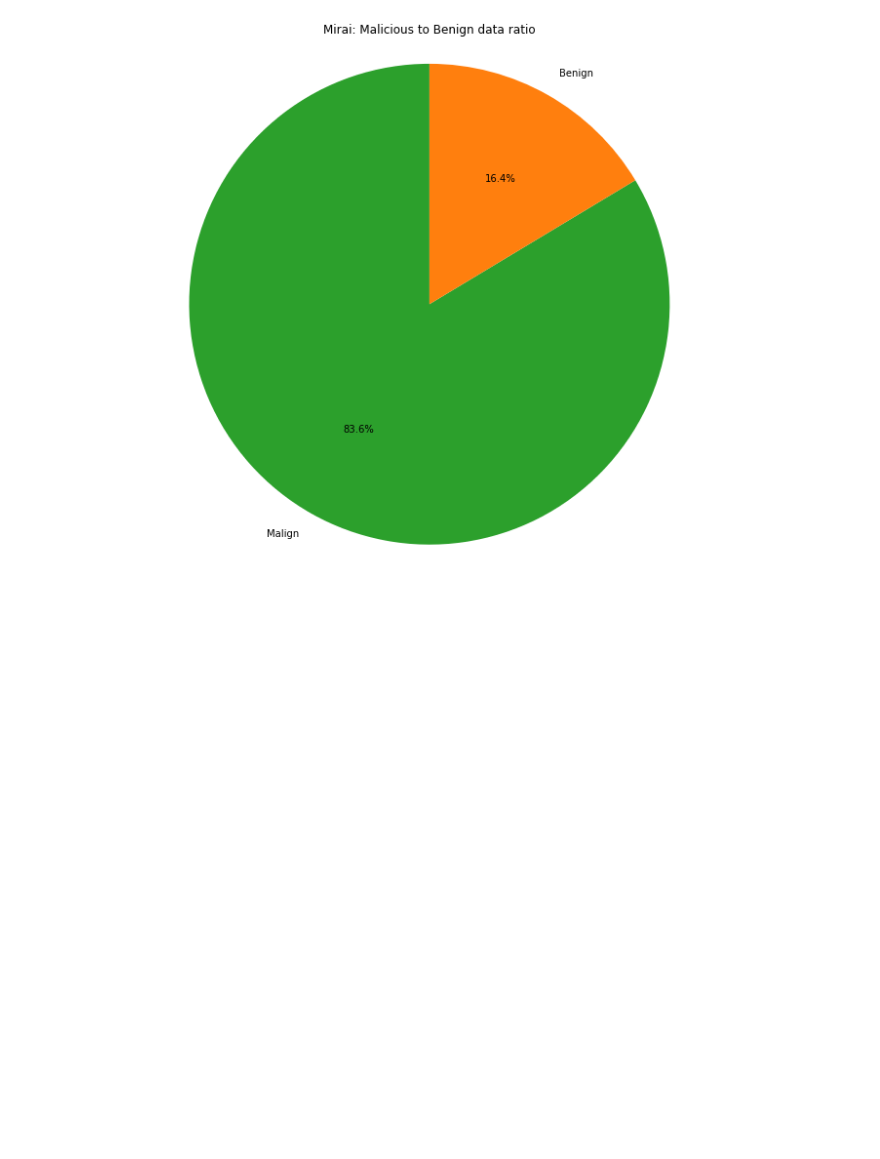
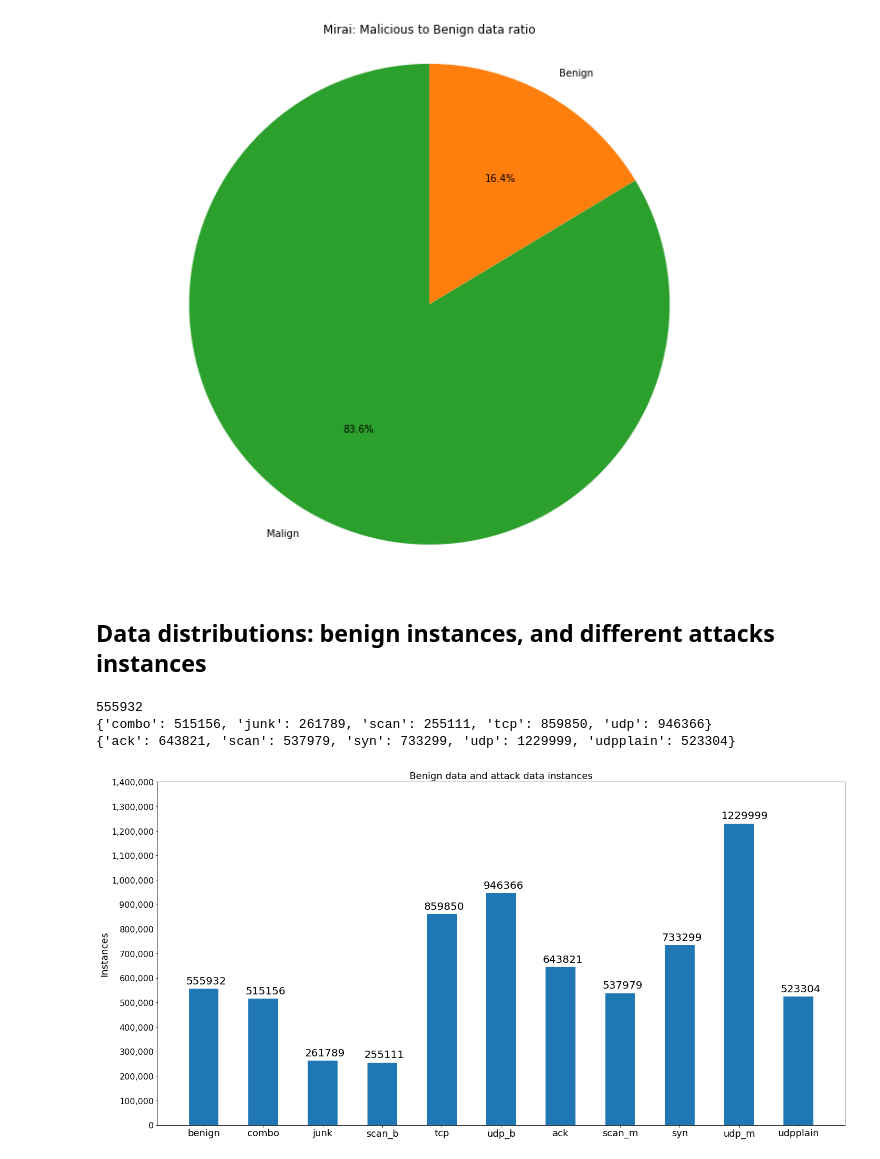
Before and after one commit to vmc9/BigDataProject, a Jupyter notebook: analysis/n_balo_t_data_exploration.ipynb, the cells around one changed output. Saved outputs shown, nothing was run; the diff lists cells and outputs as text; code cells hidden in the pictures; blank space fills up the shorter version.

Commit message:
added more data visualization, more for clustering part

```diff
--- a/analysis/n_balo_t_data_exploration.ipynb
+++ b/analysis/n_balo_t_data_exploration.ipynb
@@ -248,3 +248,72 @@ ax1.axis('equal')
 plt.show()
 # %% [output]
 [figure]
+# %% [markdown]
+## Data distributions: benign instances, and different attacks instances
+# %%
+# ---- Count total benign instances ----
+benign_instances = 0
+for device in bashlite_devices:
+    benign_instances = benign_instances + (benign_traffic_data[device].shape[0].compute())
+
+# total number of benign instances (Covers both Mirai and Bashlite)
+print(benign_instances)
+
+
+# ---- Count total malign instances per attack ----
+# bashlite
+b_attacks_count = {'combo': 0, 'junk': 0, 'scan': 0, 'tcp': 0, 'udp': 0}
+for device in bashlite_devices:
+    current_device = bashlite_attack_data[device]
+
+    # iterate attacks
+    for attack in bashlite_attacks:
+        # to count the # of Rows (i.e. data instances)
+        b_attacks_count[attack] = b_attacks_count[attack] + current_device[attack].shape[0].compute()
+print(b_attacks_count)
+
+
+# mirai
+m_attacks_count = {'ack': 0, 'scan': 0, 'syn': 0, 'udp': 0, 'udpplain': 0}
+for device in mirai_devices:
+    current_device = mirai_attack_data[device]
+
+    # iterate attacks
+    for attack in mirai_attacks:
+        # to count the # of Rows (i.e. data instances)
+        m_attacks_count[attack] = m_attacks_count[attack] + current_device[attack].shape[0].compute()
+print(m_attacks_count)
+# %% [output]
+555932
+{'combo': 515156, 'junk': 261789, 'scan': 255111, 'tcp': 859850, 'udp': 946366}
+{'ack': 643821, 'scan': 537979, 'syn': 733299, 'udp': 1229999, 'udpplain': 523304}
+# %%
+labels = ['benign',
+          'combo', 'junk', 'scan_b', 'tcp', 'udp_b',
+          'ack', 'scan_m', 'syn', 'udp_m', 'udpplain']
+
+values = [benign_instances,
+          b_attacks_count['combo'], b_attacks_count['junk'], b_attacks_count['scan'], b_attacks_count['tcp'], b_attacks_count['udp'],
+          m_attacks_count['ack'], m_attacks_count['scan'], m_attacks_count['syn'], m_attacks_count['udp'], m_attacks_count['udpplain']]
+
+fig, ax = plt.subplots(figsize=(20,10))
+ax.bar(labels, values, align='center', width=0.5)
+
+# plt.text(): (x,y) location (where you want to put the numbers)
+# adjust x and y positioning of the number
+for index, data in enumerate(values):
+    plt.text(x=index-0.3, y=data+20000, s=f"{data}", fontdict=dict(fontsize=20))
+
+ax.get_yaxis().set_major_formatter(
+    matplotlib.ticker.FuncFormatter(lambda x, p: format(int(x), ',')))
+
+plt.title("Benign data and attack data instances", fontsize=18)
+plt.ylabel("Instances", fontsize=18)
+plt.xticks(fontsize=18)
+plt.yticks(fontsize=16)
+plt.yticks(np.arange(0, 1500000, 100000))
+
+plt.tight_layout()
+plt.show()
+# %% [output]
+[figure, added]
```
